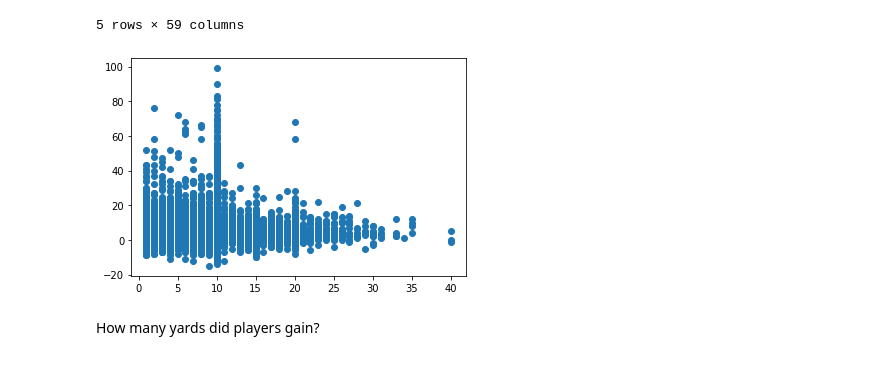
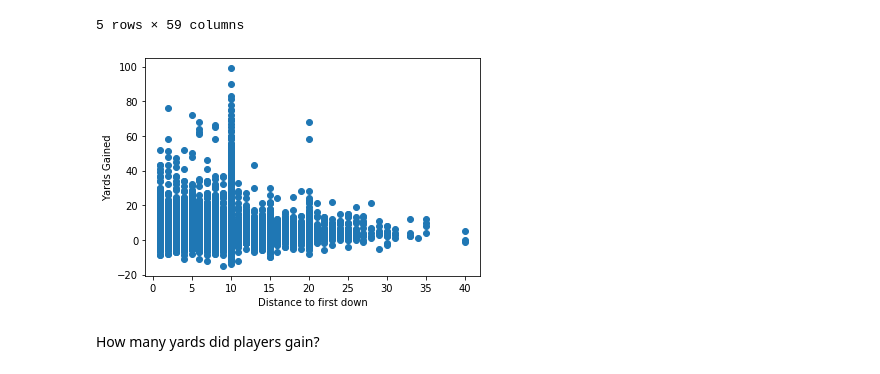
Before and after one commit to CornellDataScience/Insights-Databowl, a Jupyter notebook: data-exploration/sam_notebook.ipynb, the cells around one changed output. Cells and saved outputs as stored; diff of their text form; code cells hidden in the pictures.

Commit message:
Add axes to chart

```diff
--- a/data-exploration/sam_notebook.ipynb
+++ b/data-exploration/sam_notebook.ipynb
@@ -52,9 +52,11 @@ plays.head()
 5 rows × 59 columns
 # %%
 plt.scatter(plays.Distance,plays.Yards)
+plt.xlabel("Distance to first down")
+plt.ylabel("Yards Gained")
 plt.show()
 # %% [output]
-[figure, old version]
+[figure, new version]
 # %% [markdown]
  How many yards did players gain?
 # %%
```
